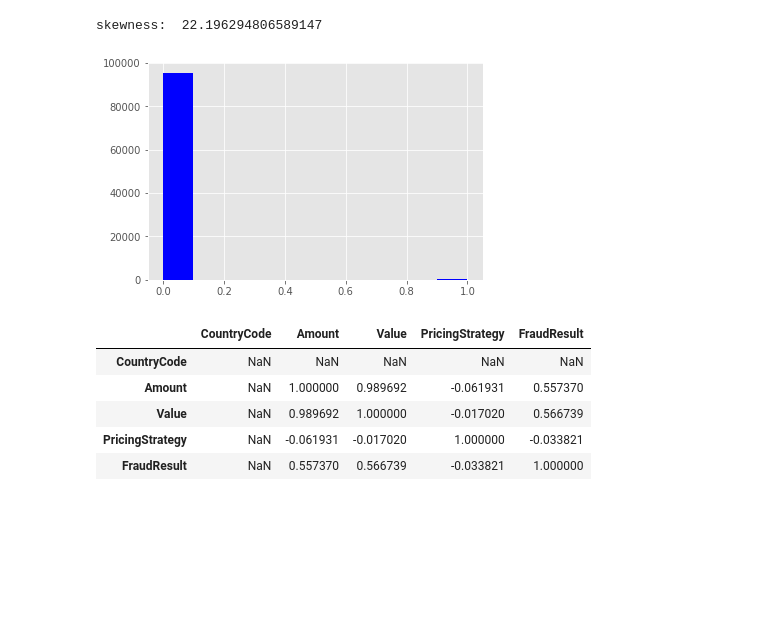
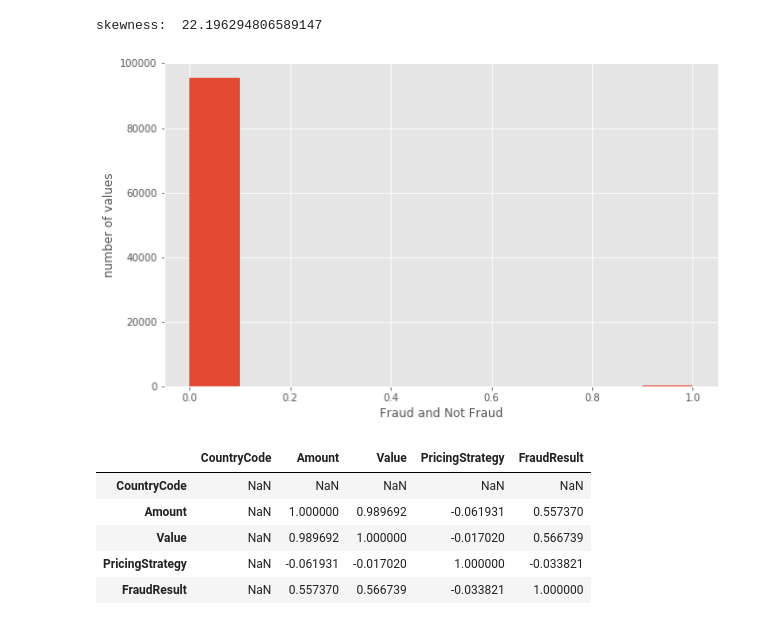
Before and after one commit to Cmphiwear/mypackage, a Jupyter notebook: Untitled.ipynb, the cells around one changed output. Saved outputs shown, nothing was run; the diff lists cells and outputs as text; code cells hidden in the pictures; blank space fills up the shorter version.

```diff
--- a/Untitled.ipynb
+++ b/Untitled.ipynb
@@ -20,6 +39,9 @@ warnings.filterwarnings("ignore")
+# %%
+df_train =pd.read_csv('drive/My Drive/Zindi/training.csv')
+df_test = pd.read_csv('drive/My Drive/Zindi/test.csv')
 # %%
-df_train =pd.read_csv('training.csv')
-df_test = pd.read_csv('test.csv')
+# df_train =pd.read_csv('training.csv')
+# df_test = pd.read_csv('test.csv')
 # %%
 display(df_train.shape)
 display(df_test.shape)
@@ -107,10 +131,12 @@ print('skewness: ', df_train.FraudResult.skew())
 # %% [output]
 skewness:  22.196294806589147
 # %%
-plt.hist(df_train.FraudResult, color='blue')
+plt.hist(df_train.FraudResult)
+plt.ylabel('number of values')
+plt.xlabel('Fraud and Not Fraud')
 plt.show()
 # %% [output]
-[figure, old version]
+[figure, new version]
 # %%
 df_train.corr().head()
 # %% [output]
```
Also changed, not shown: parts of 33 cells of this notebook.
